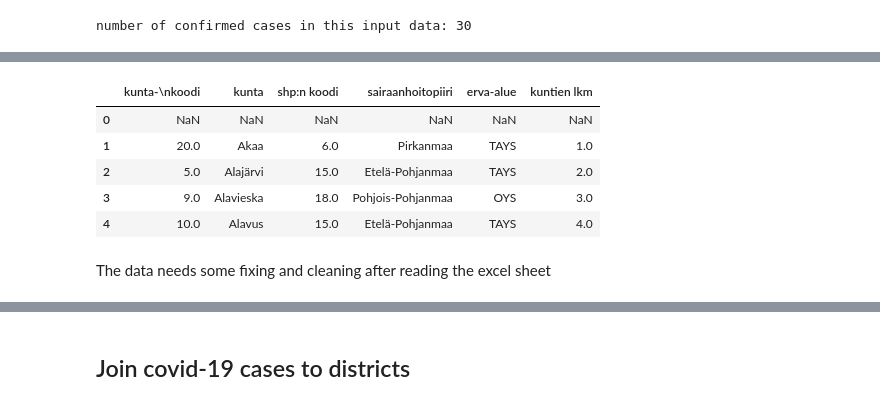
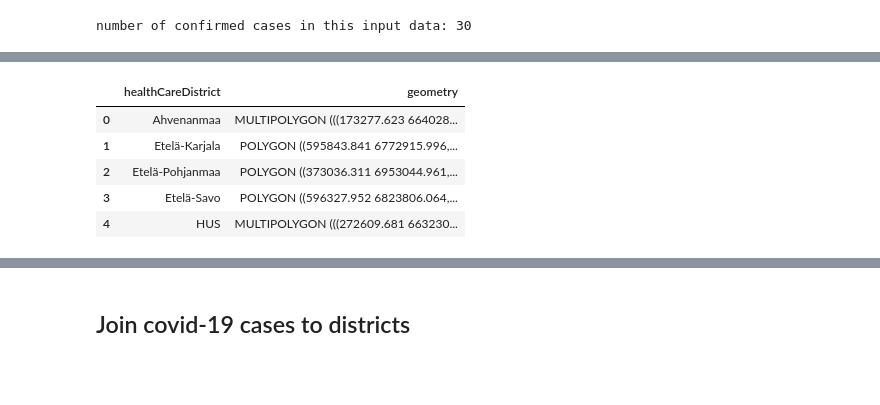
Before and after one commit to VuokkoH/koronavirus-avoindata, a Jupyter notebook: explore_covid_data.ipynb, the cells around one changed output, grey strips where cells are left out. Drawn from its saved outputs; the diff is of its cells as text; code cells hidden in the pictures; blank space fills up the shorter version.

```diff
--- a/explore_covid_data.ipynb
+++ b/explore_covid_data.ipynb
@@ -55,11 +54,11 @@ data = pd.read_excel("Shp_jäsenkunnat_2020.xls", sheet_name="kunnat_shp_2020_ a
+# %%
+districts = gpd.read_file('healthDistrictsEPSG3067.geojson')
 # %%
-data.head()
+districts.head()
 # %% [output]
-|  | kunta-\nkoodi | kunta | shp:n koodi | sairaanhoitopiiri | erva-alue | kuntien lkm |
-| 0 | NaN | NaN | NaN | NaN | NaN | NaN |
-| 1 | 20.0 | Akaa | 6.0 | Pirkanmaa | TAYS | 1.0 |
-| 2 | 5.0 | Alajärvi | 15.0 | Etelä-Pohjanmaa | TAYS | 2.0 |
-| 3 | 9.0 | Alavieska | 18.0 | Pohjois-Pohjanmaa | OYS | 3.0 |
-| 4 | 10.0 | Alavus | 15.0 | Etelä-Pohjanmaa | TAYS | 4.0 |
+|  | healthCareDistrict | geometry |
+| 0 | Ahvenanmaa | MULTIPOLYGON (((173277.623 664028... |
+| 1 | Etelä-Karjala | POLYGON ((595843.841 6772915.996,... |
+| 2 | Etelä-Pohjanmaa | POLYGON ((373036.311 6953044.961,... |
+| 3 | Etelä-Savo | POLYGON ((596327.952 6823806.064,... |
+| 4 | HUS | MULTIPOLYGON (((272609.681 663230... |
-# %% [markdown]
-The data needs some fixing and cleaning after reading the excel sheet
```
Also changed, not shown: parts of 29 cells of this notebook, 1 other file.
